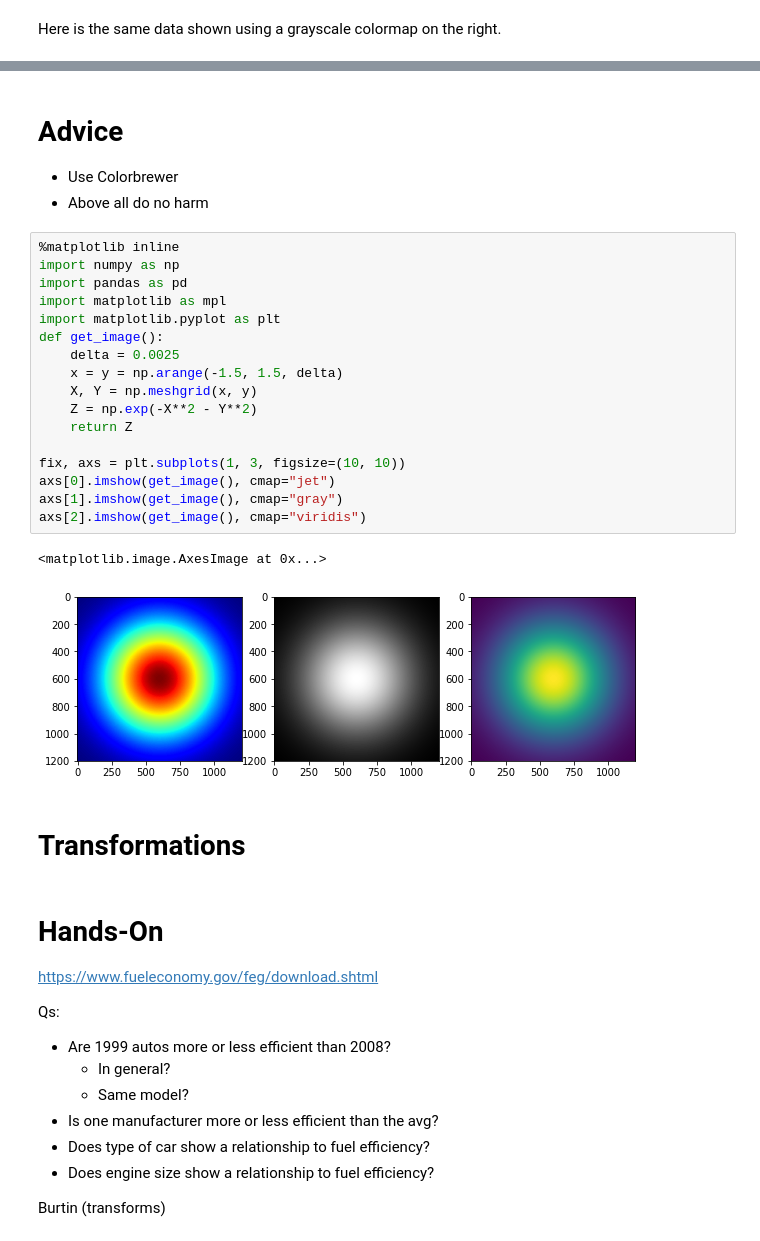
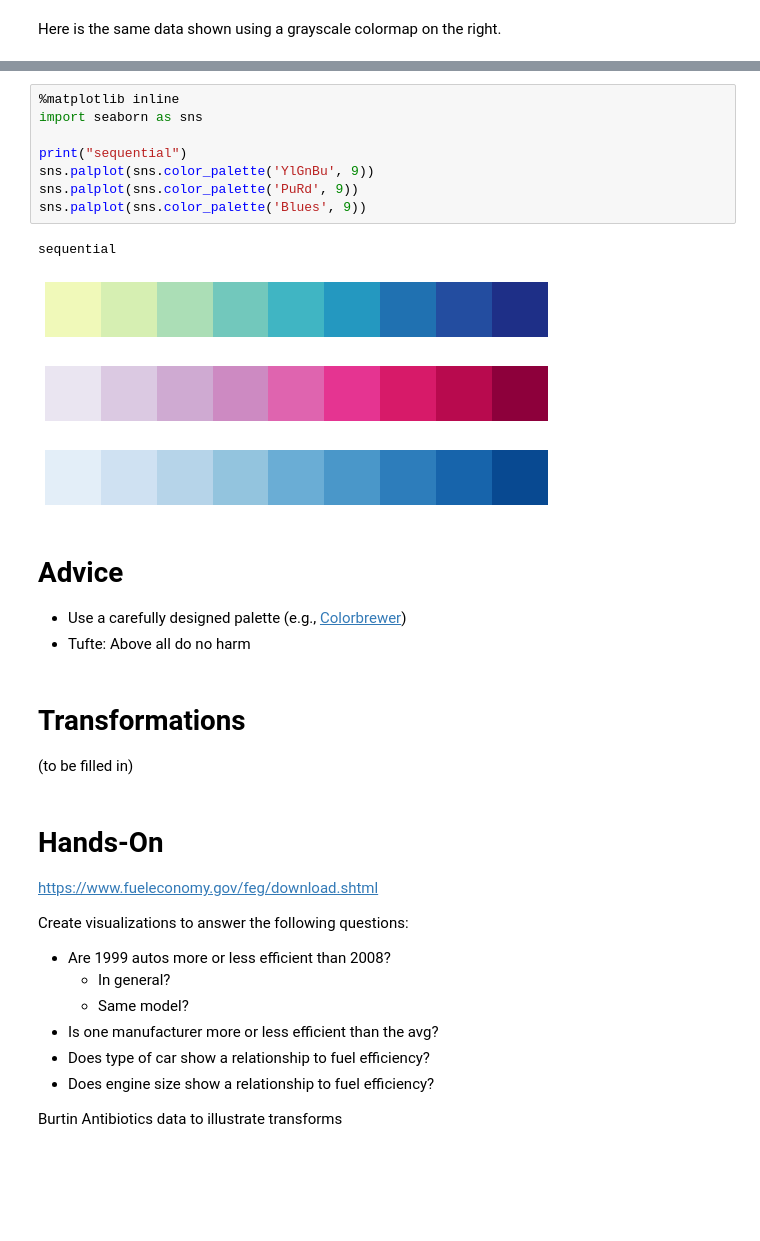
Before and after one commit to ciyer/intro-data-viz, a Jupyter notebook: index.ipynb, the cells around one changed output, grey strips where cells are left out. Saved outputs shown, nothing was run; the diff lists cells and outputs as text; blank space fills up the shorter version.

```diff
--- a/index.ipynb
+++ b/index.ipynb
@@ -345,36 +406,31 @@ Here is the same data shown using a grayscale colormap on the right.
+# %%
+%matplotlib inline
+import seaborn as sns
+
+print("sequential")
+sns.palplot(sns.color_palette('YlGnBu', 9))
+sns.palplot(sns.color_palette('PuRd', 9))
+sns.palplot(sns.color_palette('Blues', 9))
+# %% [output]
+sequential
+[figure, added]
+[figure, added]
+[figure, added]
 # %% [markdown]
 # Advice
 
-- Use Colorbrewer
-- Above all do no harm
+- Use a carefully designed palette (e.g., [Colorbrewer](http://colorbrewer2.org))
+- Tufte: Above all do no harm
-# %%
-%matplotlib inline
-import numpy as np
-import pandas as pd
-import matplotlib as mpl
-import matplotlib.pyplot as plt
-def get_image():
-    delta = 0.0025
-    x = y = np.arange(-1.5, 1.5, delta)
-    X, Y = np.meshgrid(x, y)
-    Z = np.exp(-X**2 - Y**2)
-    return Z
-
-fix, axs = plt.subplots(1, 3, figsize=(10, 10))
-axs[0].imshow(get_image(), cmap="jet")
-axs[1].imshow(get_image(), cmap="gray")
-axs[2].imshow(get_image(), cmap="viridis")
-# %% [output]
-<matplotlib.image.AxesImage at 0x...>
-[figure, removed]
 # %% [markdown]
 # Transformations
+
+(to be filled in)
 # %% [markdown]
 # Hands-On
 
 https://www.fueleconomy.gov/feg/download.shtml
 
-Qs:
+Create visualizations to answer the following questions:
 - Are 1999 autos more or less efficient than 2008?
   - In general?
   - Same model?
@@ -382,5 +438,5 @@ Qs:
 - Does type of car show a relationship to fuel efficiency?
 - Does engine size show a relationship to fuel efficiency?
 
-Burtin (transforms)
+Burtin Antibiotics data to illustrate transforms
 # %% [markdown]
```
Also changed, not shown: parts of 8 cells of this notebook, 1 other file.
